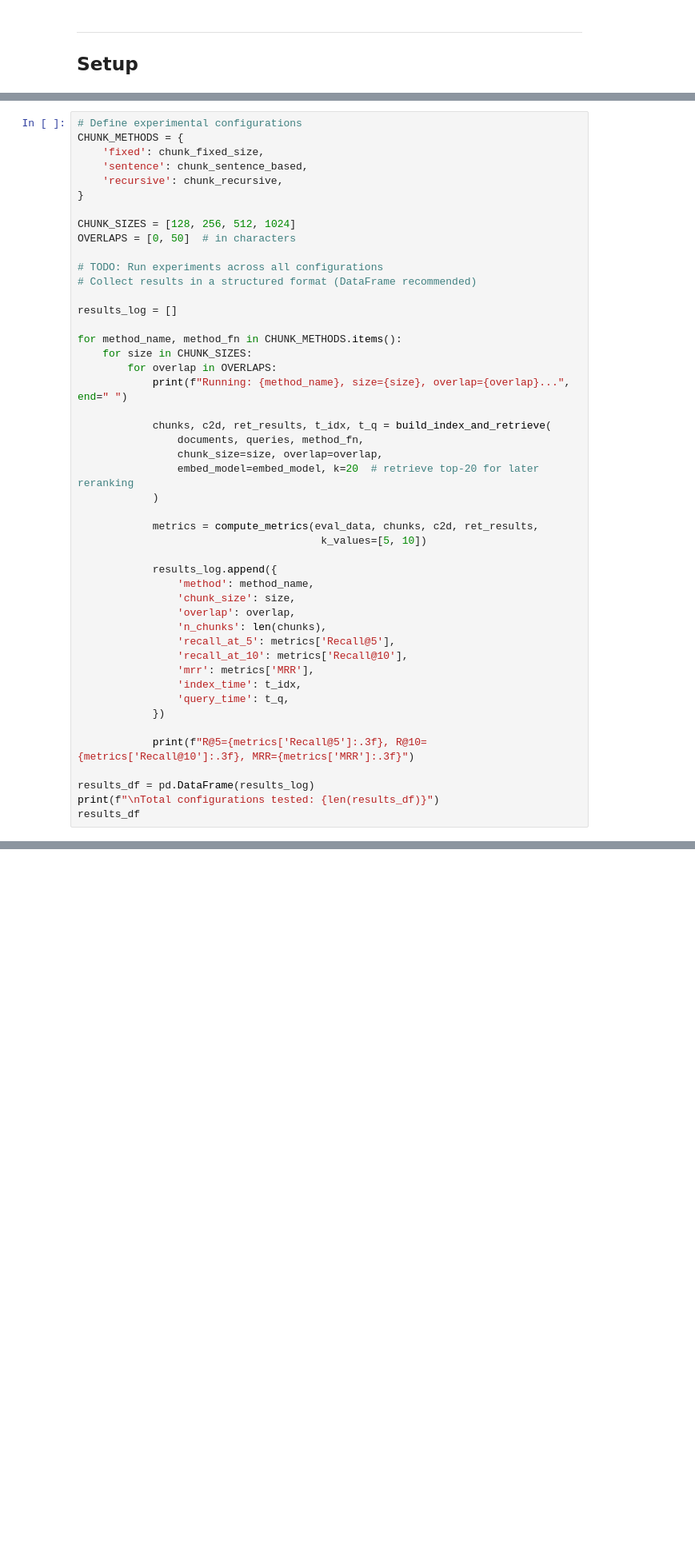
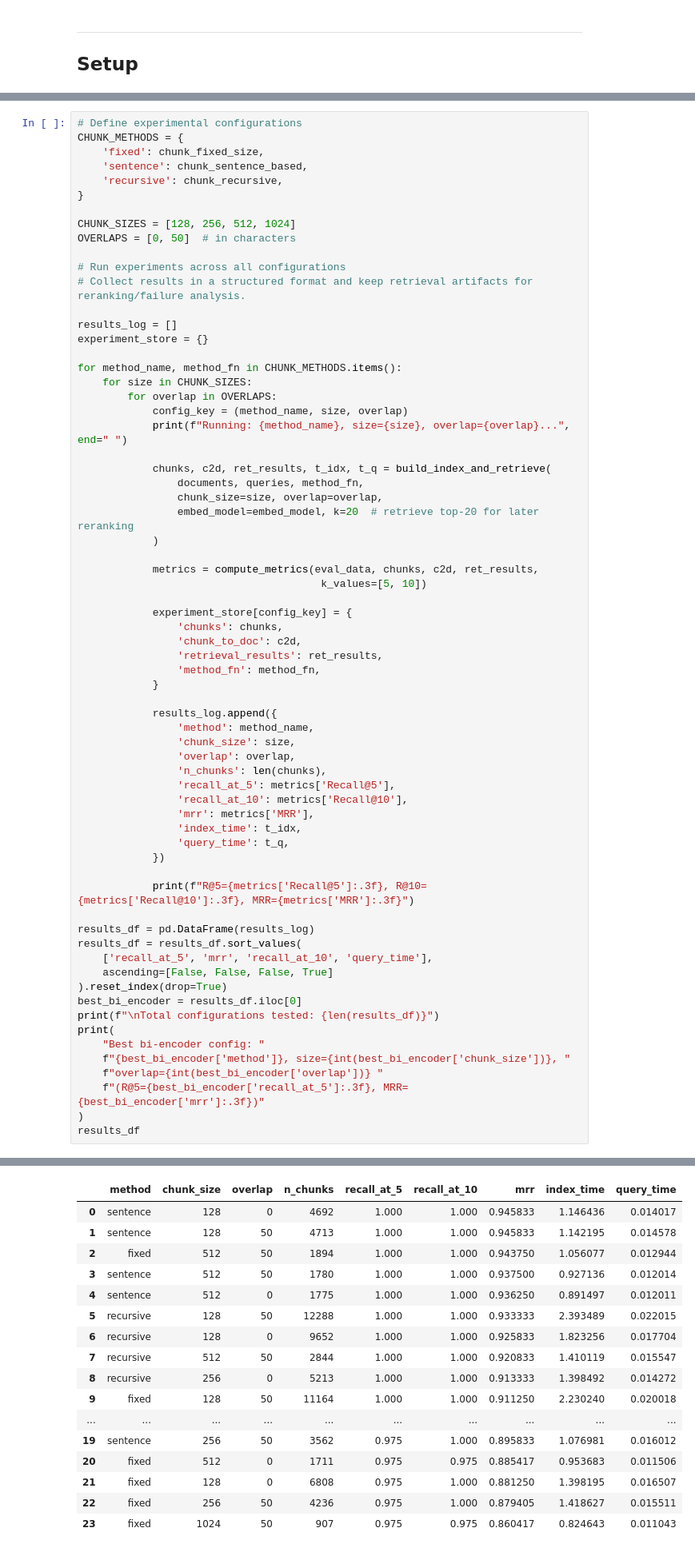
Before and after one commit to Nils-Wagnr/DeepLearning, a Jupyter notebook: RQ5 (Woche 10)/NW2_RQ5_Report.ipynb, the cells around one changed output, grey strips where cells are left out. Shown at 80% size. Cells and saved outputs as stored; diff of their text form; blank space fills up the shorter version.

```diff
--- a/RQ5 (Woche 10)/NW2_RQ5_Report.ipynb
+++ b/RQ5 (Woche 10)/NW2_RQ5_Report.ipynb
@@ -423,14 +453,16 @@ CHUNK_METHODS = {
 CHUNK_SIZES = [128, 256, 512, 1024]
 OVERLAPS = [0, 50]  # in characters
 
-# TODO: Run experiments across all configurations
-# Collect results in a structured format (DataFrame recommended)
+# Run experiments across all configurations
+# Collect results in a structured format and keep retrieval artifacts for reranking/failure analysis.
 
 results_log = []
+experiment_store = {}
 
 for method_name, method_fn in CHUNK_METHODS.items():
     for size in CHUNK_SIZES:
         for overlap in OVERLAPS:
+            config_key = (method_name, size, overlap)
             print(f"Running: {method_name}, size={size}, overlap={overlap}...", end=" ")
 
             chunks, c2d, ret_results, t_idx, t_q = build_index_and_retrieve(
@@ -441,6 +473,13 @@ for method_name, method_fn in CHUNK_METHODS.items():
 
             metrics = compute_metrics(eval_data, chunks, c2d, ret_results,
                                        k_values=[5, 10])
+
+            experiment_store[config_key] = {
+                'chunks': chunks,
+                'chunk_to_doc': c2d,
+                'retrieval_results': ret_results,
+                'method_fn': method_fn,
+            }
 
             results_log.append({
                 'method': method_name,
@@ -457,5 +496,17 @@ for method_name, method_fn in CHUNK_METHODS.items():
             print(f"R@5={metrics['Recall@5']:.3f}, R@10={metrics['Recall@10']:.3f}, MRR={metrics['MRR']:.3f}")
 
 results_df = pd.DataFrame(results_log)
+results_df = results_df.sort_values(
+    ['recall_at_5', 'mrr', 'recall_at_10', 'query_time'],
+    ascending=[False, False, False, True]
+).reset_index(drop=True)
+best_bi_encoder = results_df.iloc[0]
 print(f"\nTotal configurations tested: {len(results_df)}")
+print(
+    "Best bi-encoder config: "
+    f"{best_bi_encoder['method']}, size={int(best_bi_encoder['chunk_size'])}, "
+    f"overlap={int(best_bi_encoder['overlap'])} "
+    f"(R@5={best_bi_encoder['recall_at_5']:.3f}, MRR={best_bi_encoder['mrr']:.3f})"
+)
 results_df
+# %% [output]
@@ -462,3 +530,20 @@ results_df
+|  | method | chunk_size | overlap | n_chunks | recall_at_5 | recall_at_10 | mrr | index_time | query_time |
+| 0 | sentence | 128 | 0 | 4692 | 1.000 | 1.000 | 0.945833 | 1.146436 | 0.014017 |
+| 1 | sentence | 128 | 50 | 4713 | 1.000 | 1.000 | 0.945833 | 1.142195 | 0.014578 |
+| 2 | fixed | 512 | 50 | 1894 | 1.000 | 1.000 | 0.943750 | 1.056077 | 0.012944 |
+| 3 | sentence | 512 | 50 | 1780 | 1.000 | 1.000 | 0.937500 | 0.927136 | 0.012014 |
+| 4 | sentence | 512 | 0 | 1775 | 1.000 | 1.000 | 0.936250 | 0.891497 | 0.012011 |
+| 5 | recursive | 128 | 50 | 12288 | 1.000 | 1.000 | 0.933333 | 2.393489 | 0.022015 |
+| 6 | recursive | 128 | 0 | 9652 | 1.000 | 1.000 | 0.925833 | 1.823256 | 0.017704 |
+| 7 | recursive | 512 | 50 | 2844 | 1.000 | 1.000 | 0.920833 | 1.410119 | 0.015547 |
+| 8 | recursive | 256 | 0 | 5213 | 1.000 | 1.000 | 0.913333 | 1.398492 | 0.014272 |
+| 9 | fixed | 128 | 50 | 11164 | 1.000 | 1.000 | 0.911250 | 2.230240 | 0.020018 |
+| ... | ... | ... | ... | ... | ... | ... | ... | ... | ... |
+| 19 | sentence | 256 | 50 | 3562 | 0.975 | 1.000 | 0.895833 | 1.076981 | 0.016012 |
+| 20 | fixed | 512 | 0 | 1711 | 0.975 | 0.975 | 0.885417 | 0.953683 | 0.011506 |
+| 21 | fixed | 128 | 0 | 6808 | 0.975 | 1.000 | 0.881250 | 1.398195 | 0.016507 |
+| 22 | fixed | 256 | 50 | 4236 | 0.975 | 1.000 | 0.879405 | 1.418627 | 0.015511 |
+| 23 | fixed | 1024 | 50 | 907 | 0.975 | 0.975 | 0.860417 | 0.824643 | 0.011043 |
 # %% [markdown]
 ---
 ## Part 6: Cross-Encoder Reranking
```
Also changed, not shown: parts of 17 cells of this notebook, 3 other files.
